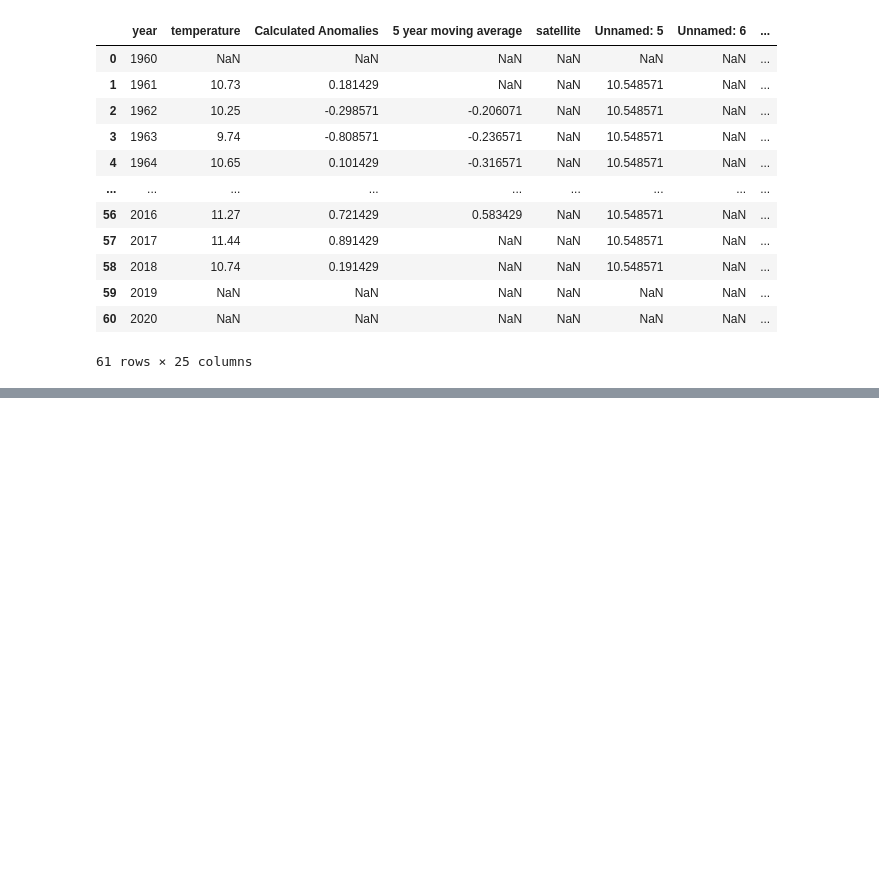
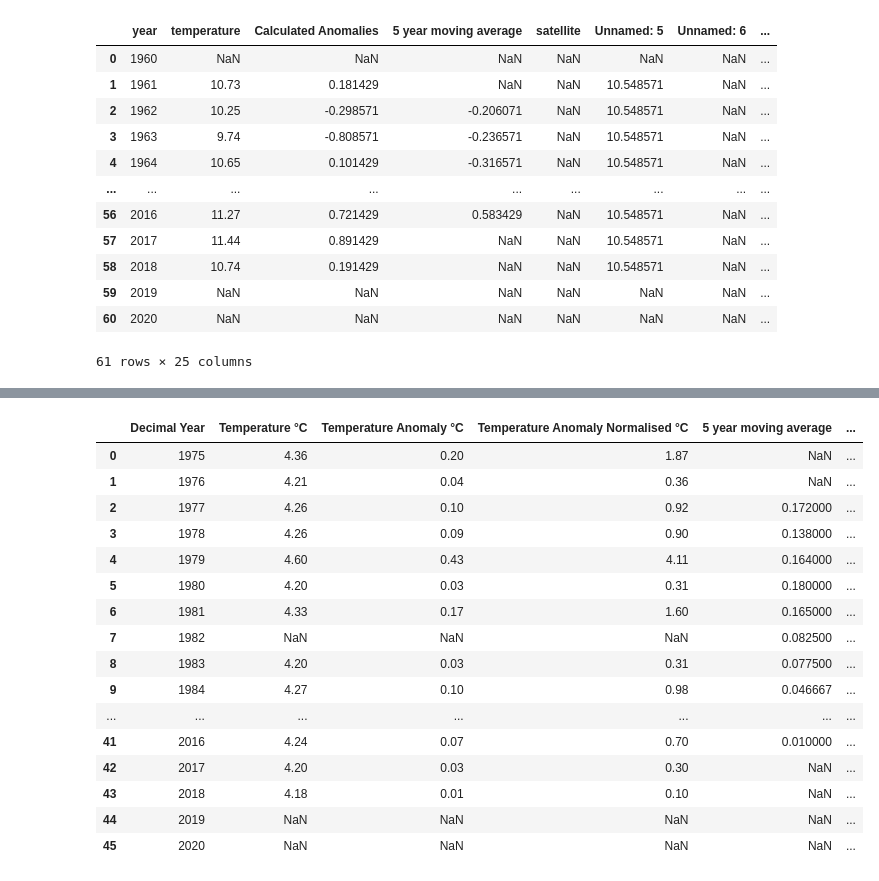
Before and after one commit to ClimateIreland/CI-Climate-Status-Tool, a Jupyter notebook: notebooks/_3_1_SurfaceandSubsurfaceTemperature.ipynb, the cells around one changed output, grey strips where cells are left out. Cells and saved outputs as stored; diff of their text form; code cells hidden in the pictures; blank space fills up the shorter version.

```diff
--- a/notebooks/_3_1_SurfaceandSubsurfaceTemperature.ipynb
+++ b/notebooks/_3_1_SurfaceandSubsurfaceTemperature.ipynb
@@ -108,3 +108,30 @@ figure_3_1.update_xaxes(
 )
 # %% [output]
 [interactive output not drawn]
+# %%
+data_path = DATA_PATH+'Oceanic_Domain/3.1OceanSurfaceSubsurfaceTemperature/Figure3.3/'
+xls = pd.ExcelFile(
+    data_path+'SubSurfaceTemperature_Anomalies_Rockall.xlsx')
+df = xls.parse('Depth_Rockall', skiprows=20, index_col=None, na_values=['NA'])
+# df = pd.read_excel(xls, 'Depth_Rockall')
+# movingAverageTotals = df.temperature.rolling(window=5, center=True).mean()
+# df["5 Year Moving Average - Mean"]=movingAverageTotals
+df
+# %% [output]
+|  | Decimal Year | Temperature °C | Temperature Anomaly °C | Temperature Anomaly Normalised °C | 5 year moving average | ... |
+| 0 | 1975 | 4.36 | 0.20 | 1.87 | NaN | ... |
+| 1 | 1976 | 4.21 | 0.04 | 0.36 | NaN | ... |
+| 2 | 1977 | 4.26 | 0.10 | 0.92 | 0.172000 | ... |
+| 3 | 1978 | 4.26 | 0.09 | 0.90 | 0.138000 | ... |
+| 4 | 1979 | 4.60 | 0.43 | 4.11 | 0.164000 | ... |
+| 5 | 1980 | 4.20 | 0.03 | 0.31 | 0.180000 | ... |
+| 6 | 1981 | 4.33 | 0.17 | 1.60 | 0.165000 | ... |
+| 7 | 1982 | NaN | NaN | NaN | 0.082500 | ... |
+| 8 | 1983 | 4.20 | 0.03 | 0.31 | 0.077500 | ... |
+| 9 | 1984 | 4.27 | 0.10 | 0.98 | 0.046667 | ... |
+| ... | ... | ... | ... | ... | ... | ... |
+| 41 | 2016 | 4.24 | 0.07 | 0.70 | 0.010000 | ... |
+| 42 | 2017 | 4.20 | 0.03 | 0.30 | NaN | ... |
+| 43 | 2018 | 4.18 | 0.01 | 0.10 | NaN | ... |
+| 44 | 2019 | NaN | NaN | NaN | NaN | ... |
+| 45 | 2020 | NaN | NaN | NaN | NaN | ... |
```
Also changed, not shown: parts of 2 cells of this notebook, 21 other files.
